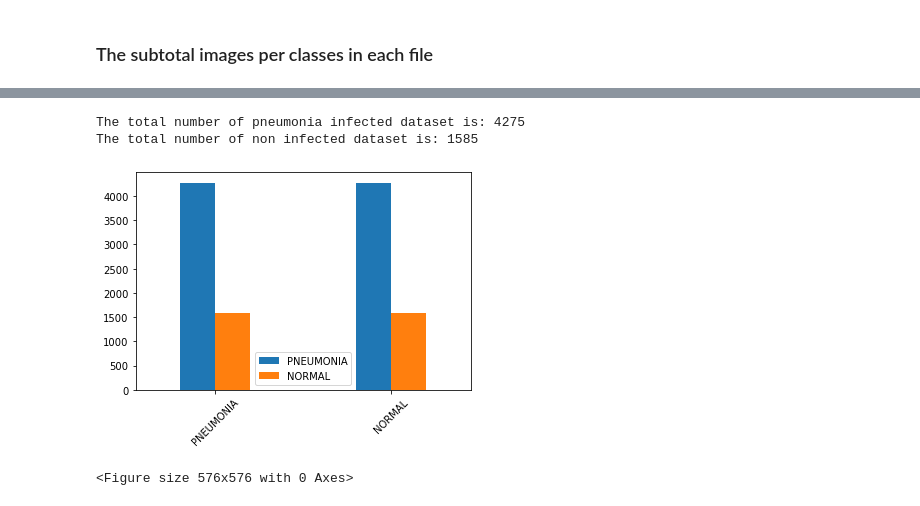
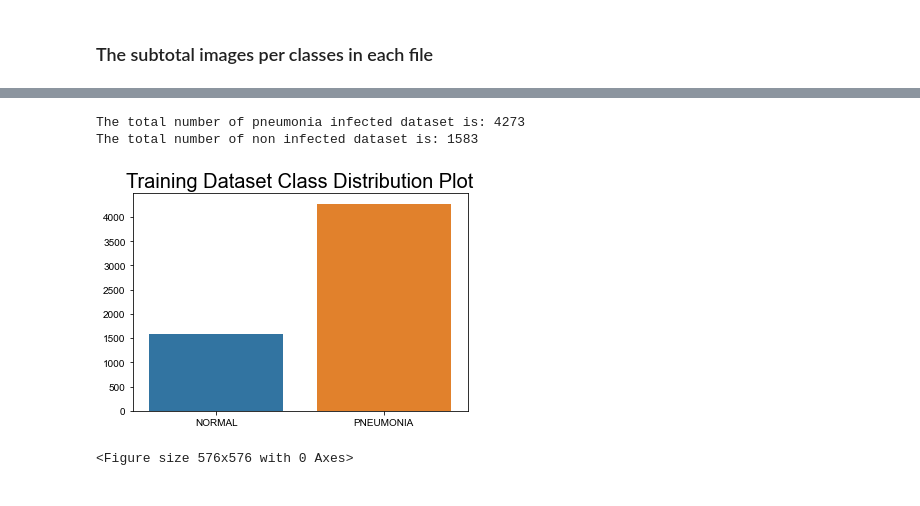
Before and after one commit to TemesgenGT/Transfer-Learning-for-Pneumonia-Detection, a Jupyter notebook: Final_project.ipynb, the cells around one changed output, grey strips where cells are left out. Drawn from its saved outputs; the diff is of its cells as text; code cells hidden in the pictures.

```diff
--- a/Final_project.ipynb
+++ b/Final_project.ipynb
@@ -32,7 +32,7 @@ import warnings
 # %%
 # chest_xray directory
 
-DATADIR = "chest_xray/chest_xray"
+DATADIR = "chest_xray/"
 # %% [markdown]
 ## Data Wrangling and Exploratory Data Analysis (EDA)
 # %% [markdown]
@@ -101,16 +101,15 @@ normal = sum([normal_train_images, normal_val_images, normal_test_images])
 print(f"The total number of pneumonia infected dataset is: {pneumonia} ")
 print(f"The total number of non infected dataset is: {normal}")
 # %% [output]
-The total number of pneumonia infected dataset is: 4275
-The total number of non infected dataset is: 1585
+The total number of pneumonia infected dataset is: 4273
+The total number of non infected dataset is: 1583
-# %%
-group = ["PNEUMONIA", "NORMAL"]
-df = pd.DataFrame({'PNEUMONIA':pneumonia,  'NORMAL': normal}, index=group)
-df.plot(kind= 'bar', rot=45, width= 0.4)
-plt.legend(loc='best')
-plt.show()
-# %% [output]
-[figure, removed]
+# %%
+sn.barplot(x =["NORMAL", 'PNEUMONIA'], y =[normal, pneumonia])
+plt.title("Training Dataset Class Distribution Plot", size = 20)
+sn.set_style('darkgrid')
+plt.show()
+# %% [output]
+[figure, added]
 # %%
 category = [ "PNEUMONIA", "NORMAL"]
 
```
Also changed, not shown: parts of 2 cells of this notebook.
